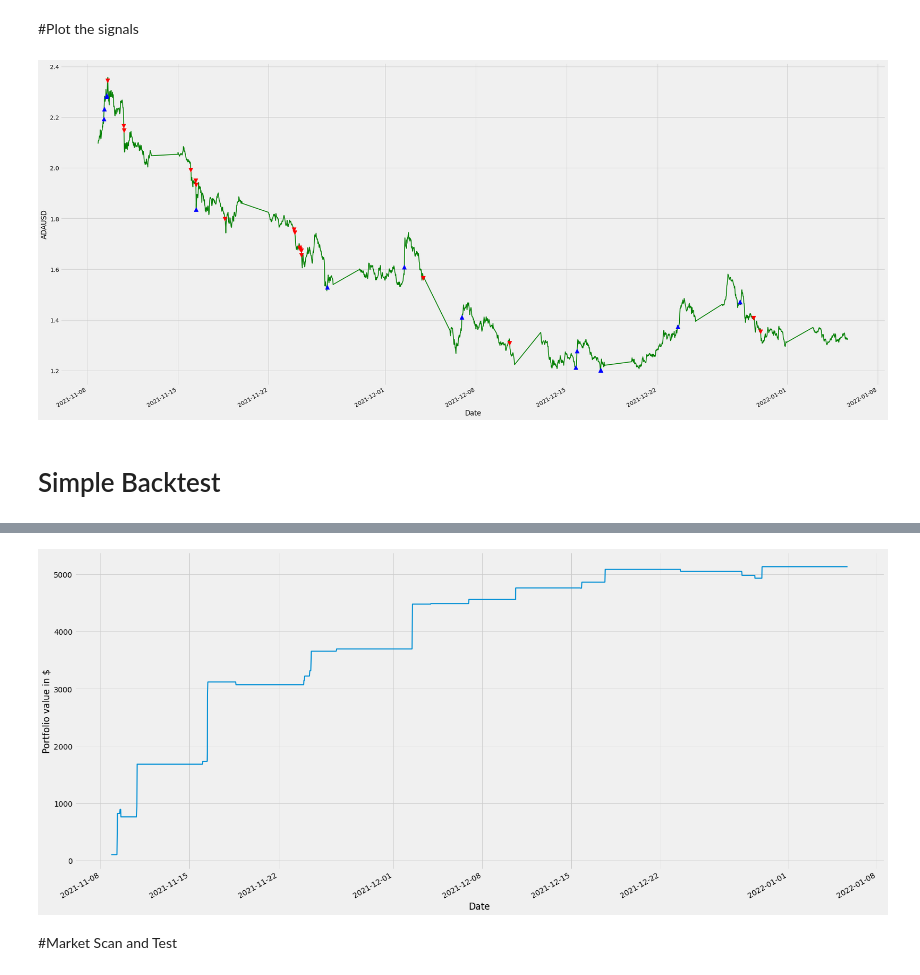
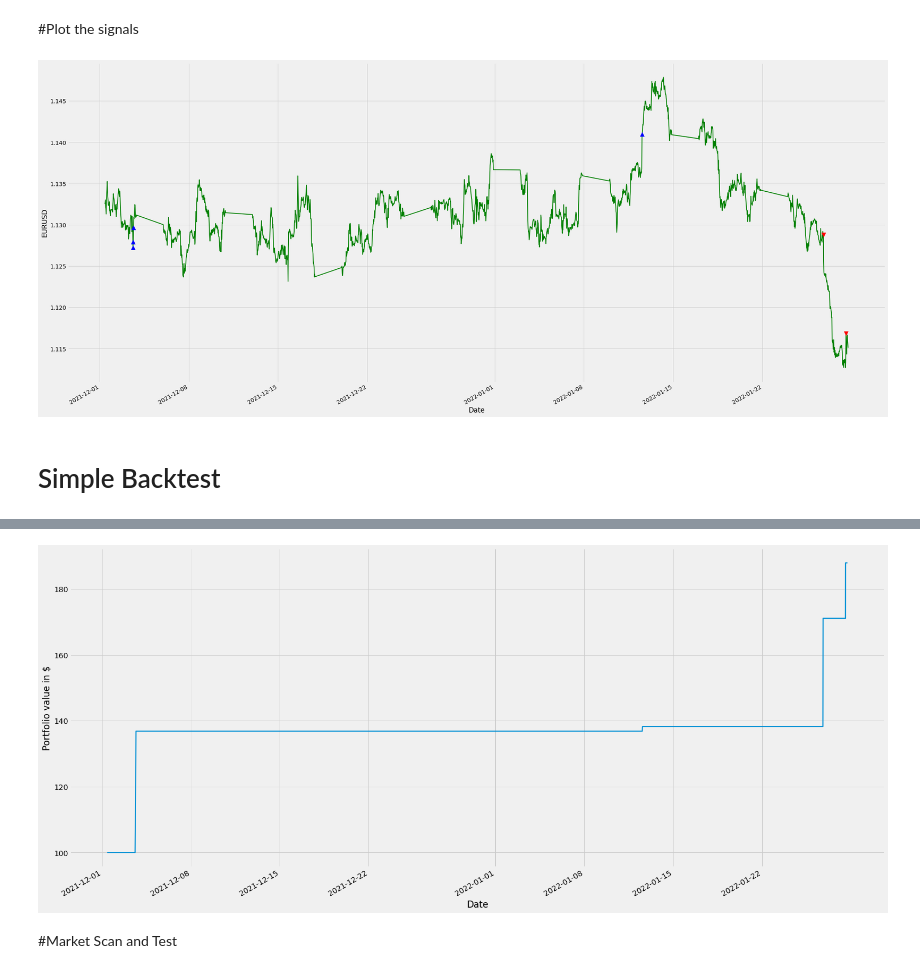
Before and after one commit to ayoubbensakhria/finance_algo, a Jupyter notebook: FXPROBOT.ipynb, the cells around one changed output, grey strips where cells are left out. Saved outputs shown, nothing was run; the diff lists cells and outputs as text; code cells hidden in the pictures.

```diff
--- a/FXPROBOT.ipynb
+++ b/FXPROBOT.ipynb
@@ -5,6 +26,8 @@
 # %%
 # Define the target FX symbol:
-data = '/content/drive/MyDrive/data/ADAUSD_M30.csv'
+# 15 symbols available:
+# USDJPY, USDCHF, USDCAD, NZDUSD, GBPUSD, GBPJPY, EURJPY, EURGBP, EURCHF, EURCAD, CHFJPY,  AUDUSD, AUDJPY
+symbol = 'EURUSD'
+data = '/content/drive/MyDrive/data/FX/{symbol}_M30.csv'.format(symbol=symbol)
 volumeAdjFactor = 1
-symbol = 'ADAUSD'
-drop_before = '2005-01-01'
+drop_before = '2015-01-01'
@@ -39,21 +35,21 @@ warnings.filterwarnings('ignore')
 # Data Extraction
 # %%
 #read data
-df = pd.read_csv(data, parse_dates=True)
-# #setting index as date because some statsmodels might not work
+df = pd.read_csv(data, sep='\t', parse_dates=True)
+
 if 'Time' in df.columns:
   df['Date'] = df['Time']
   df.drop('Time', axis=1, inplace=True)
 elif 'datetime' in df.columns:
   df['Date'] = df['datetime']
   df.drop('datetime', axis=1, inplace=True)
-# capitalize the first letter in columns
+# capitalize the first letter in columns (if necessary)
 df.columns = pd.Series(df.columns.str.capitalize())
 df.index = pd.to_datetime(df['Date'])
-# Normalize volumes
+# Adjust volumes (if necessary)
 df['Volume'] = (df['Volume'])*volumeAdjFactor
 df = df[df.index.dayofweek < 5]
-# drop unamed
+# drop unamed (if it exists)
 dropUnamed = True if 'Unnamed: 0' in df.columns else False # if the dataset contains unamed column
 if dropUnamed:
   df.drop('Unnamed: 0', axis=1, inplace=True)
@@ -277,18 +272,19 @@ ax1.plot(ddf.loc[ddf.predicted_signal == -1.0].index,
 # Show the plot
 plt.show()
 # %% [output]
-[figure, old version]
+[figure, new version]
 # %% [markdown]
 # Simple Backtest
 # %%
 # Set the initial capital
 initial_capital= float(100.0)
-leverage = 100
+lev = 100
+
 # Create a DataFrame `positions`
 positions = pd.DataFrame(index=ddf['predicted_signal'].index).fillna(0.0)
 
-# Buy n share
-vol = leverage * initial_capital
+# Trade
+vol = lev * initial_capital
 positions[symbol] = vol*ddf['predicted_signal']
 
 # Initialize the portfolio with value owned
@@ -317,7 +313,6 @@ ax1 = fig.add_subplot(111, ylabel='Portfolio value in $')
 # Plot the equity curve in dollars
 portfolio.total.plot(ax=ax1, lw=2.)
 
-
 # Print the first lines of `portfolio`
 print(portfolio.tail())
 
@@ -334,4 +329,4 @@ Date
-[figure, old version]
+[figure, new version]
 # %% [markdown]
 #Market Scan and Test
 # %%
```
Also changed, not shown: parts of 20 cells of this notebook.
